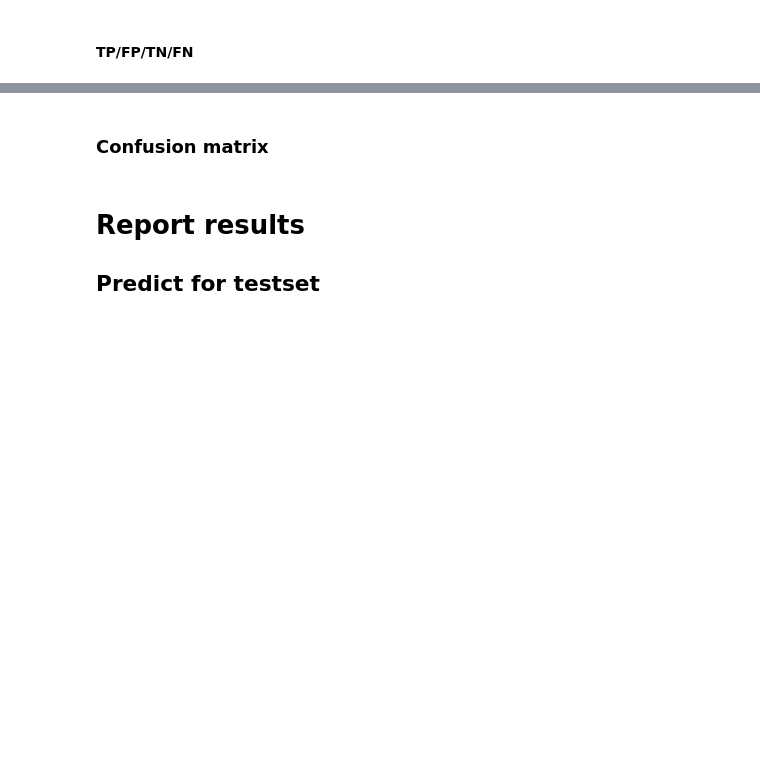
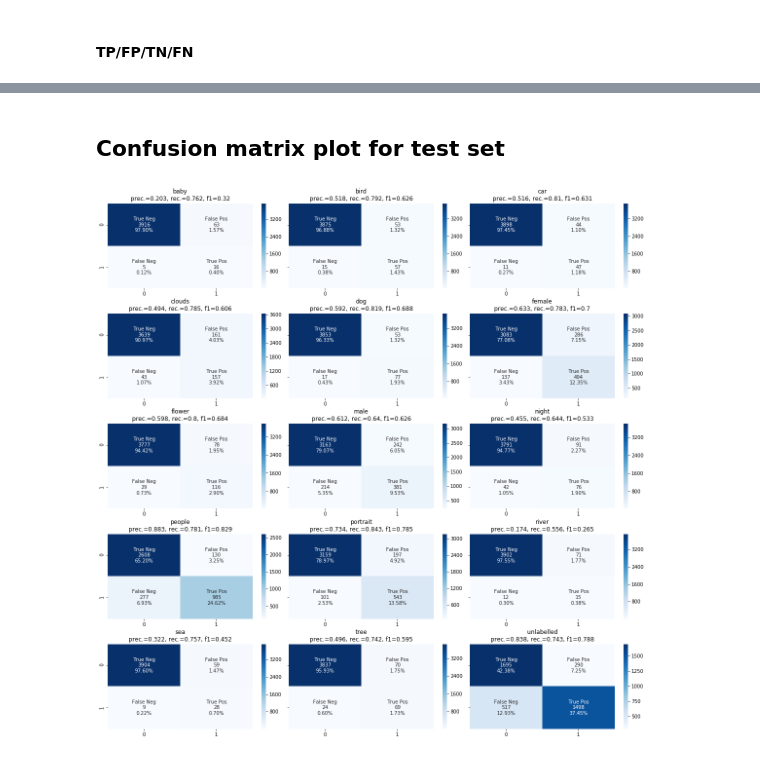
Before and after one commit to ikanher/the-three-caballeros, a Jupyter notebook: notebooks/09_transfer_learning_data_augmentation.ipynb, the cells around one changed output, grey strips where cells are left out. Cells and saved outputs as stored; diff of their text form; code cells hidden in the pictures; blank space fills up the shorter version.

Commit message:
Predict, confusion matrix

```diff
--- a/notebooks/09_transfer_learning_data_augmentation.ipynb
+++ b/notebooks/09_transfer_learning_data_augmentation.ipynb
@@ -768,2 +899,2 @@ if visualize_tpfptnfn:
 # %% [markdown]
-### Confusion matrix
+## Confusion matrix plot for test set
@@ -789,7 +918,5 @@ with open(f'../data/valid_classification_report.txt', 'r') as file:
 # %%
 # Show confusion matrix plot
-IPython_Image(filename=f'../data/valid_confusion_matrix.png', width=1000)
+IPython_Image(filename=f'../data/results_testset2_confusion_matrix.png', width=1000)
+# %% [output]
+[figure, added]
-# %% [markdown]
-# Report results
-
-## Predict for testset
```
Also changed, not shown: parts of 24 cells of this notebook.
